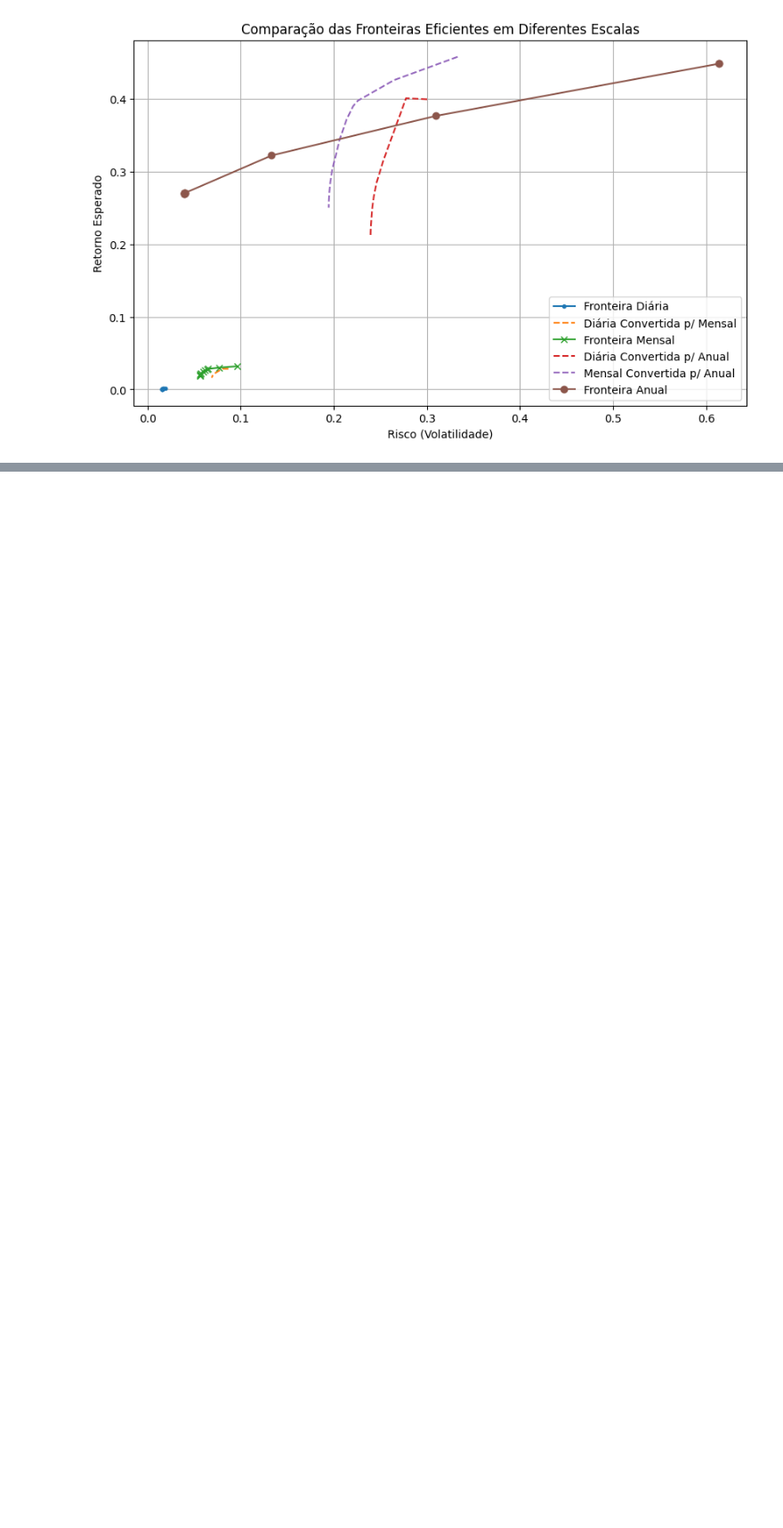
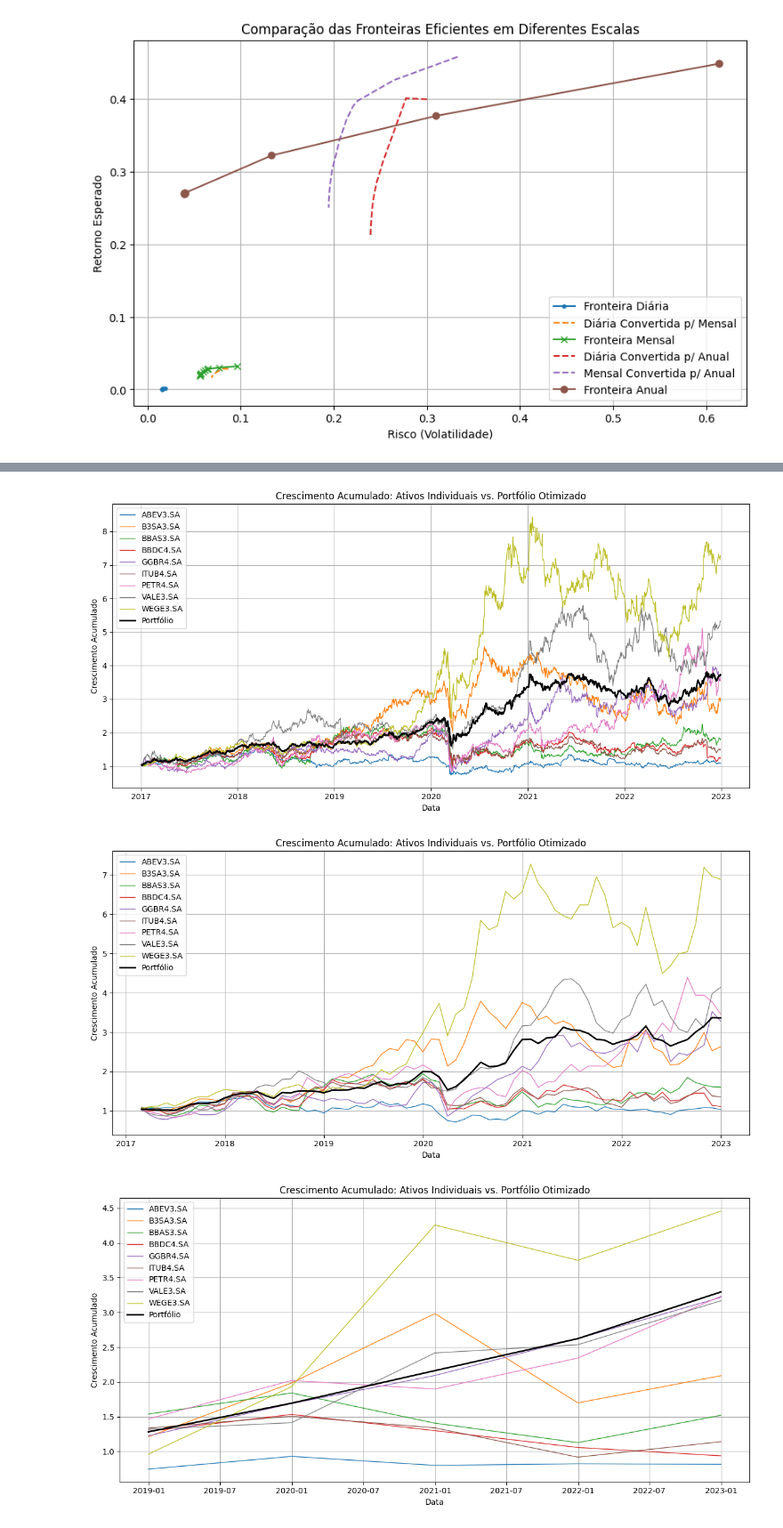
Before and after one commit to maronect/deep_learning_finance, a Jupyter notebook: notebooks/01-markowitz_optimization.ipynb, the cells around one changed output, grey strips where cells are left out. Shown at 89% size. Cells and saved outputs as stored; diff of their text form; code cells hidden in the pictures; blank space fills up the shorter version.

```diff
--- a/notebooks/01-markowitz_optimization.ipynb
+++ b/notebooks/01-markowitz_optimization.ipynb
@@ -261,0 +286,21 @@ plt.show()
+# %%
+target_return = 0.001  # 0,1% esperado (ajustar conforme a escala)
+
+lambda_daily = find_lambda_for_target(mean_returns_daily, cov_matrix_daily, target_return)
+lambda_monthly = find_lambda_for_target(mean_returns_monthly, cov_matrix_monthly, target_return)
+lambda_annually = find_lambda_for_target(mean_returns_annually, cov_matrix_annually, target_return)
+# %%
+weights_d = solve_markowitz(mean_returns_daily, cov_matrix_daily, lambda_daily)
+weights_m = solve_markowitz(mean_returns_monthly, cov_matrix_monthly, lambda_monthly)
+weights_a = solve_markowitz(mean_returns_annually, cov_matrix_annually, lambda_annually)
+# %%
+for nome, ret, w in [
+    ('Diário', returns_daily, weights_d),
+    ('Mensal', returns_monthly, weights_m),
+    ('Anual', returns_annually, weights_a)
+]:
+    plot_time_serie(ret, w)
+# %% [output]
+[figure, added]
+[figure, added]
+[figure, added]
```
Also changed, not shown: parts of 13 cells of this notebook, 3 other files.
